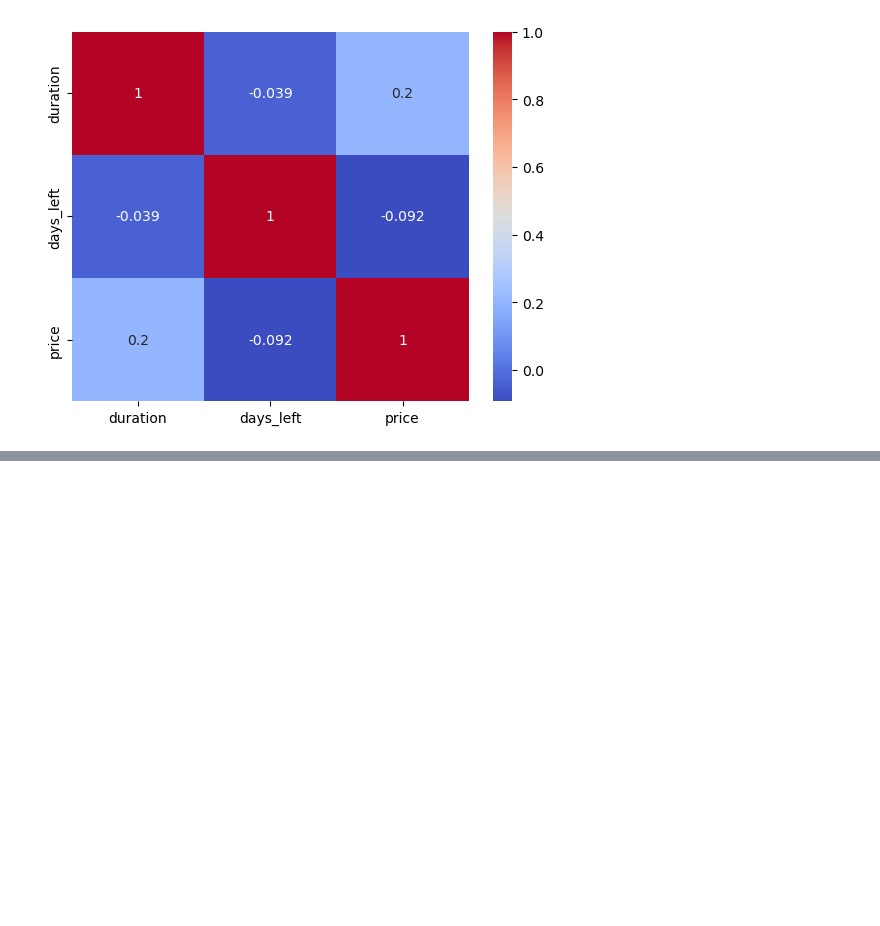
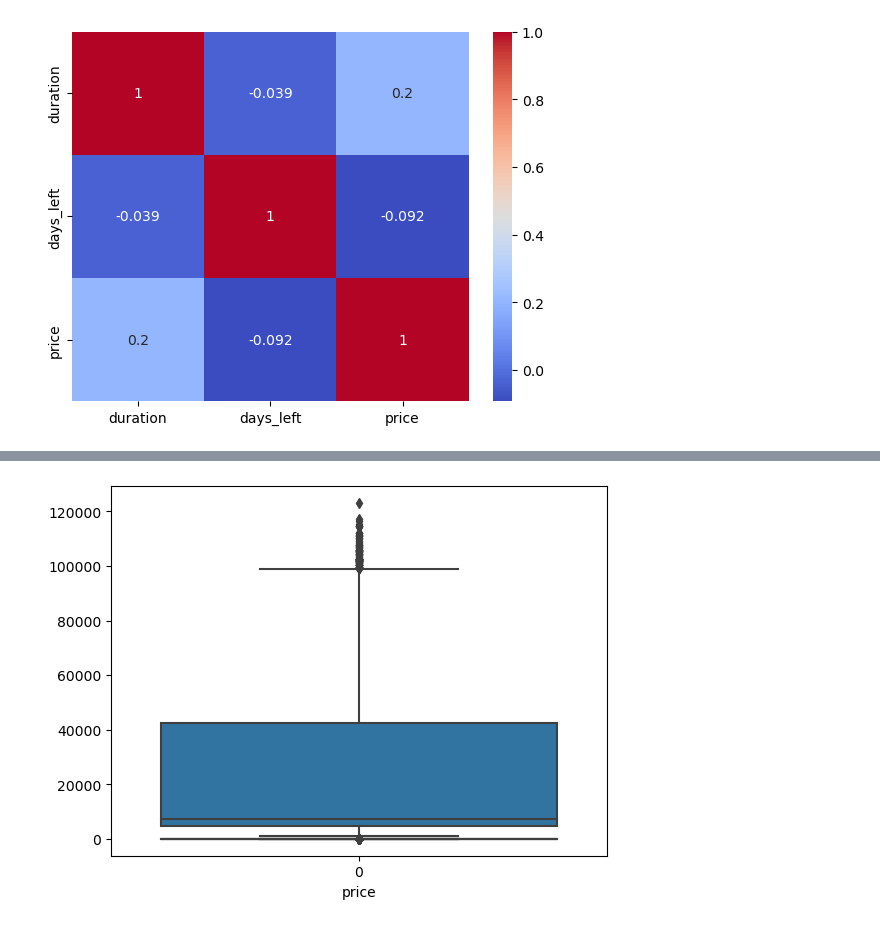
Before and after one commit to greepvishnu/Flight-Booking-Prediction, a Jupyter notebook: Flight Booking Prediction Project.ipynb, the cells around one changed output, grey strips where cells are left out. Saved outputs shown, nothing was run; the diff lists cells and outputs as text; code cells hidden in the pictures; blank space fills up the shorter version.

```diff
--- a/Flight Booking Prediction Project.ipynb
+++ b/Flight Booking Prediction Project.ipynb
@@ -276,0 +284,7 @@ sns.heatmap(flight.corr(numeric_only=True),cmap='coolwarm',annot=True)
+# %%
+for col in flight.columns:
+    if flight[col].dtypes!='object':
+        sns.boxplot(flight[col])
+        plt.xlabel(col)
+# %% [output]
+[figure, added]
```
Also changed, not shown: parts of 88 cells of this notebook.
